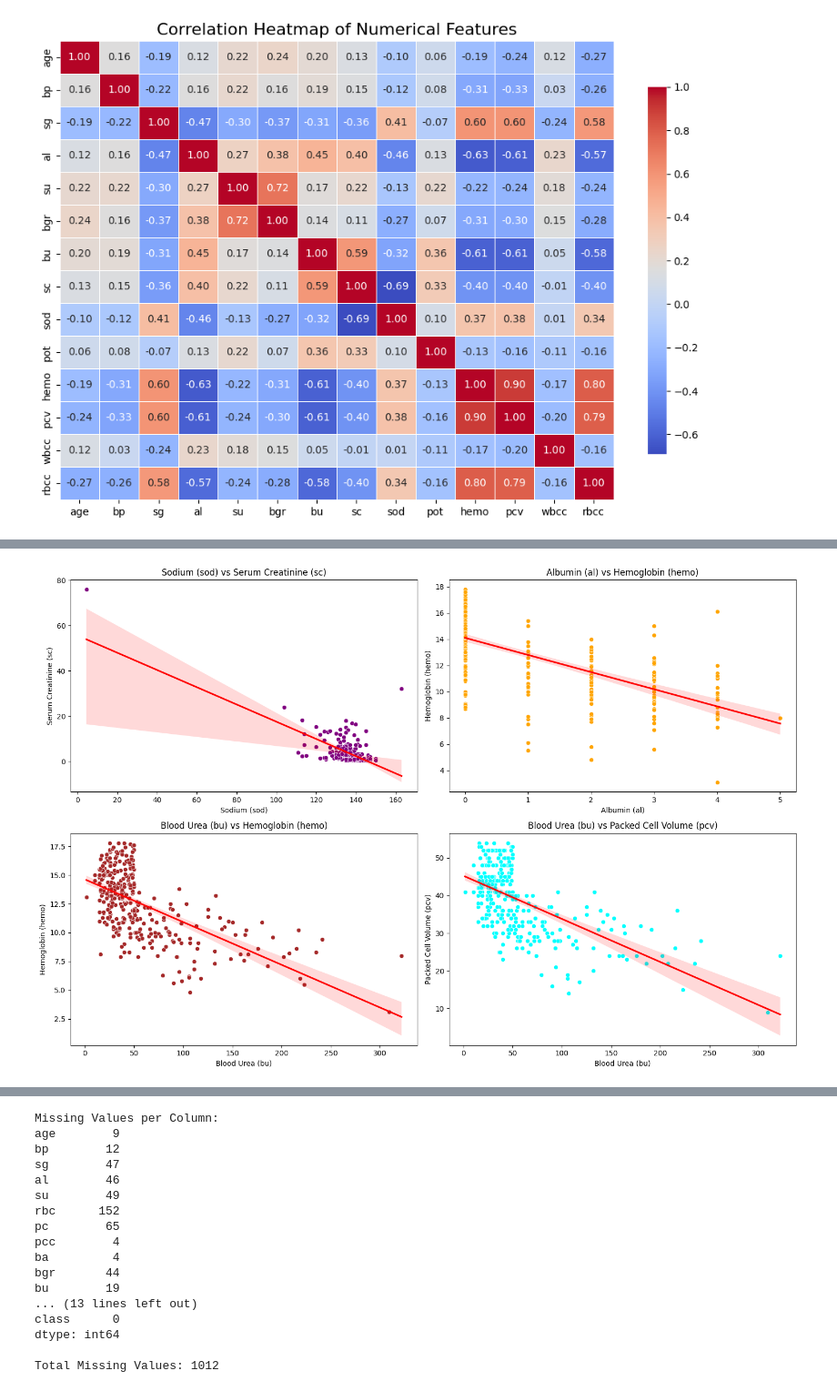
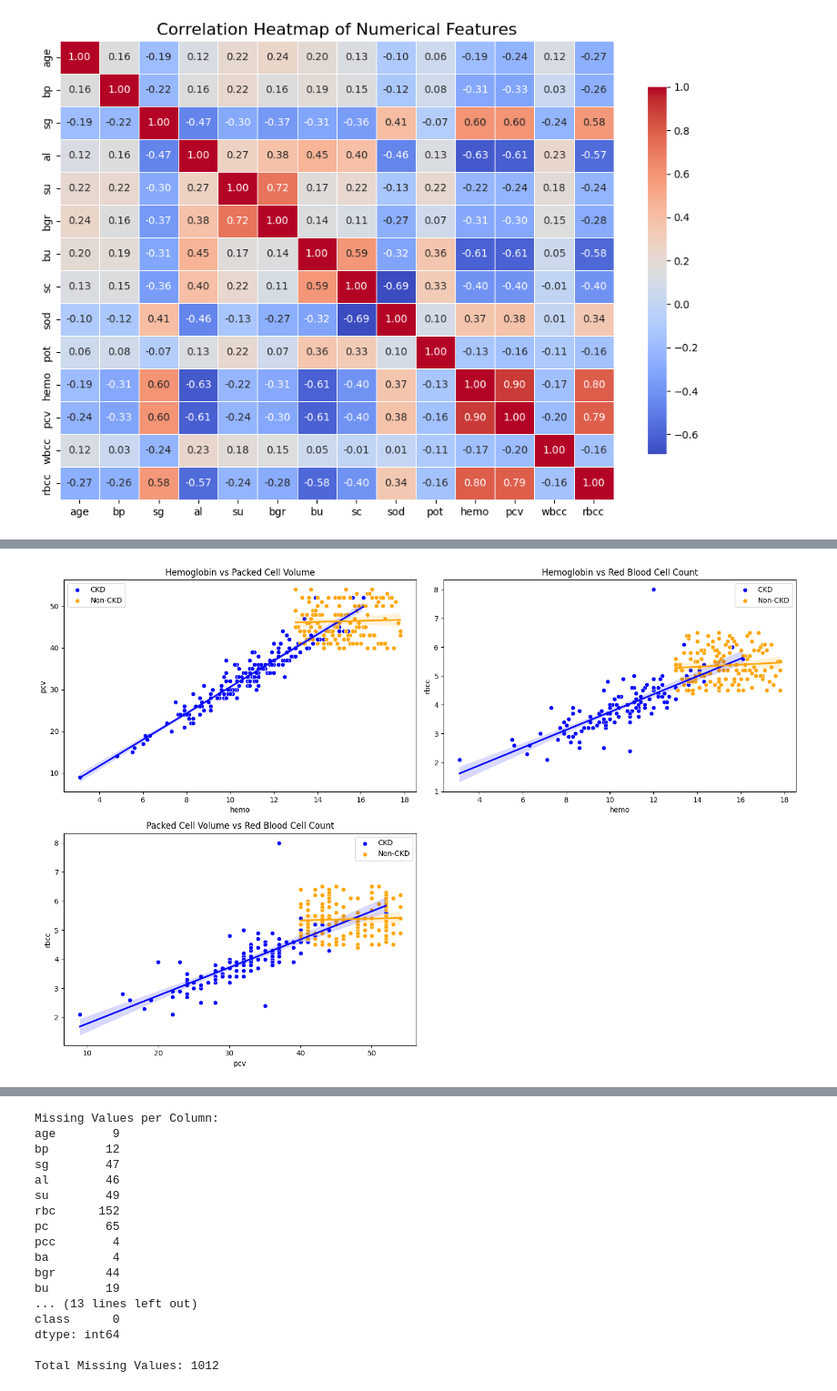
Before and after one commit to Kottancheril/Chronic_kidney_disease_prediction, a Jupyter notebook: chronic_kidney_disease.ipynb, the cells around one changed output, grey strips where cells are left out. Shown at 91% size. Cells and saved outputs as stored; diff of their text form; code cells hidden in the pictures.

```diff
--- a/chronic_kidney_disease.ipynb
+++ b/chronic_kidney_disease.ipynb
@@ -276,39 +244,38 @@ plt.show()
-# %%
-plt.figure(figsize=(15, 10))
-
-# Scatter plot for sod vs sc
-plt.subplot(2, 2, 1)
-sns.scatterplot(x=combined_data['sod'], y=combined_data['sc'], color='purple')
-sns.regplot(x=combined_data['sod'], y=combined_data['sc'], scatter=False, color='purple', line_kws={'color': 'red'})
-plt.title('Sodium (sod) vs Serum Creatinine (sc)')
-plt.xlabel('Sodium (sod)')
-plt.ylabel('Serum Creatinine (sc)')
-
-# Scatter plot for al vs hemo
-plt.subplot(2, 2, 2)
-sns.scatterplot(x=combined_data['al'], y=combined_data['hemo'], color='orange')
-sns.regplot(x=combined_data['al'], y=combined_data['hemo'], scatter=False, color='orange', line_kws={'color': 'red'})
-plt.title('Albumin (al) vs Hemoglobin (hemo)')
-plt.xlabel('Albumin (al)')
-plt.ylabel('Hemoglobin (hemo)')
-
-# Scatter plot for bu vs hemo
-plt.subplot(2, 2, 3)
-sns.scatterplot(x=combined_data['bu'], y=combined_data['hemo'], color='brown')
-sns.regplot(x=combined_data['bu'], y=combined_data['hemo'], scatter=False, color='brown', line_kws={'color': 'red'})
-plt.title('Blood Urea (bu) vs Hemoglobin (hemo)')
-plt.xlabel('Blood Urea (bu)')
-plt.ylabel('Hemoglobin (hemo)')
-
-# Scatter plot for bu vs pcv
-plt.subplot(2, 2, 4)
-sns.scatterplot(x=combined_data['bu'], y=combined_data['pcv'], color='cyan')
-sns.regplot(x=combined_data['bu'], y=combined_data['pcv'], scatter=False, color='cyan', line_kws={'color': 'red'})
-plt.title('Blood Urea (bu) vs Packed Cell Volume (pcv)')
-plt.xlabel('Blood Urea (bu)')
-plt.ylabel('Packed Cell Volume (pcv)')
-
-plt.tight_layout()
-plt.show()
-# %% [output]
-[figure, removed]
+# %%
+# Define the scatter_with_regression function
+def scatter_with_regression(data, x, y, title):
+    # Scatter plot for CKD and Non-CKD
+    sns.scatterplot(data=data[data['class'] == 1], x=x, y=y, color='blue', label='CKD')
+    sns.scatterplot(data=data[data['class'] == 0], x=x, y=y, color='orange', label='Non-CKD')
+
+    # Regression lines for CKD and Non-CKD
+    sns.regplot(data=data[data['class'] == 1], x=x, y=y, scatter=False, color='blue', line_kws={'label': 'CKD Regression'})
+    sns.regplot(data=data[data['class'] == 0], x=x, y=y, scatter=False, color='orange', line_kws={'label': 'Non-CKD Regression'})
+
+    plt.title(title)
+    plt.xlabel(x)
+    plt.ylabel(y)
+
+# Create the figure with multiple subplots
+plt.figure(figsize=(15, 10))
+
+# Scatter plot for sod vs sc
+plt.subplot(2, 2, 1)
+scatter_with_regression(combined_data, 'hemo', 'pcv', "Hemoglobin vs Packed Cell Volume")
+
+# Scatter plot for pcv vs rbcc
+plt.subplot(2, 2, 2)
+scatter_with_regression(combined_data, 'hemo', 'rbcc', "Hemoglobin vs Red Blood Cell Count")
+
+# Scatter plot for al vs hemo
+plt.subplot(2, 2, 3)
+scatter_with_regression(combined_data, 'pcv', 'rbcc', "Packed Cell Volume vs Red Blood Cell Count")
+
+
+# Adjust the layout to ensure plots fit nicely
+plt.tight_layout()
+
+# Show the plot
+plt.show()
+# %% [output]
+[figure, added]
```
Also changed, not shown: parts of 3 cells of this notebook.
